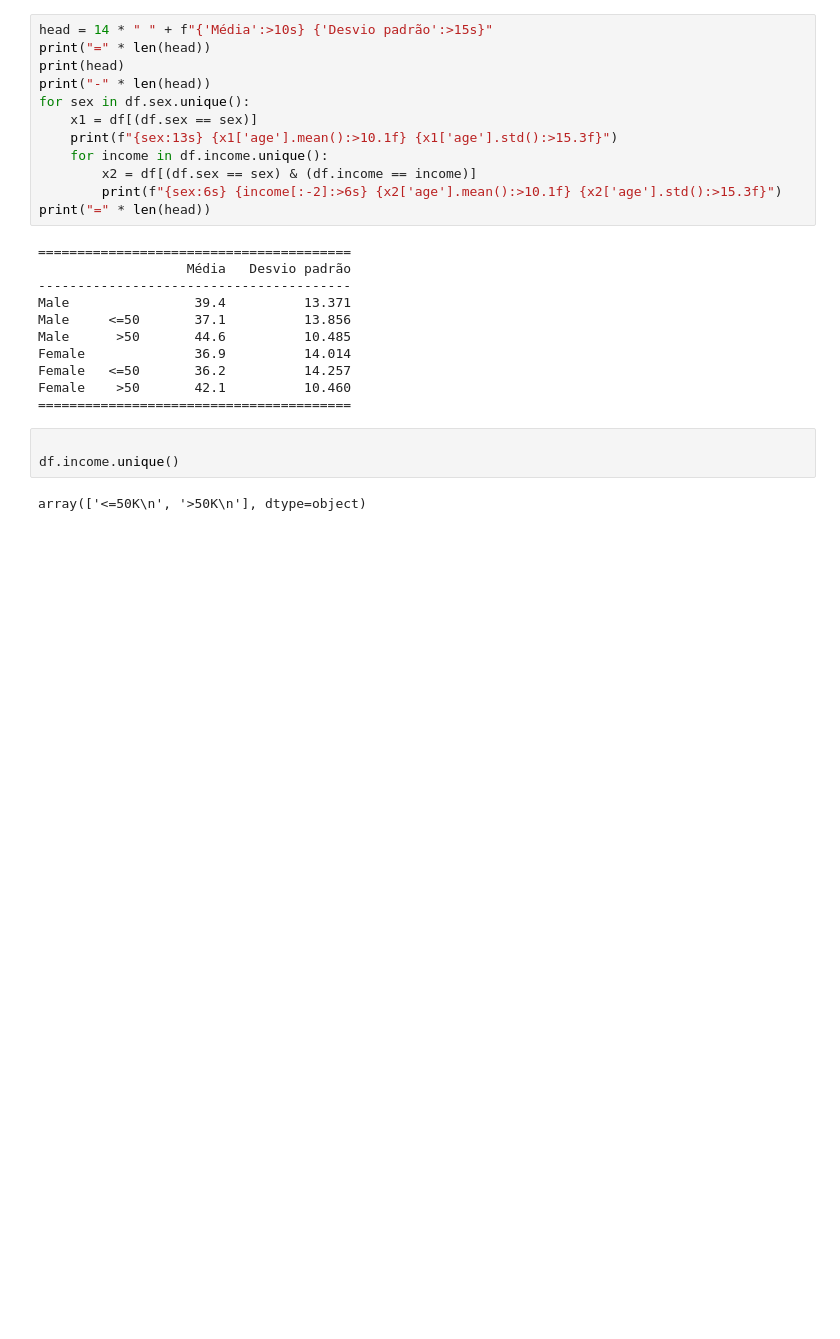
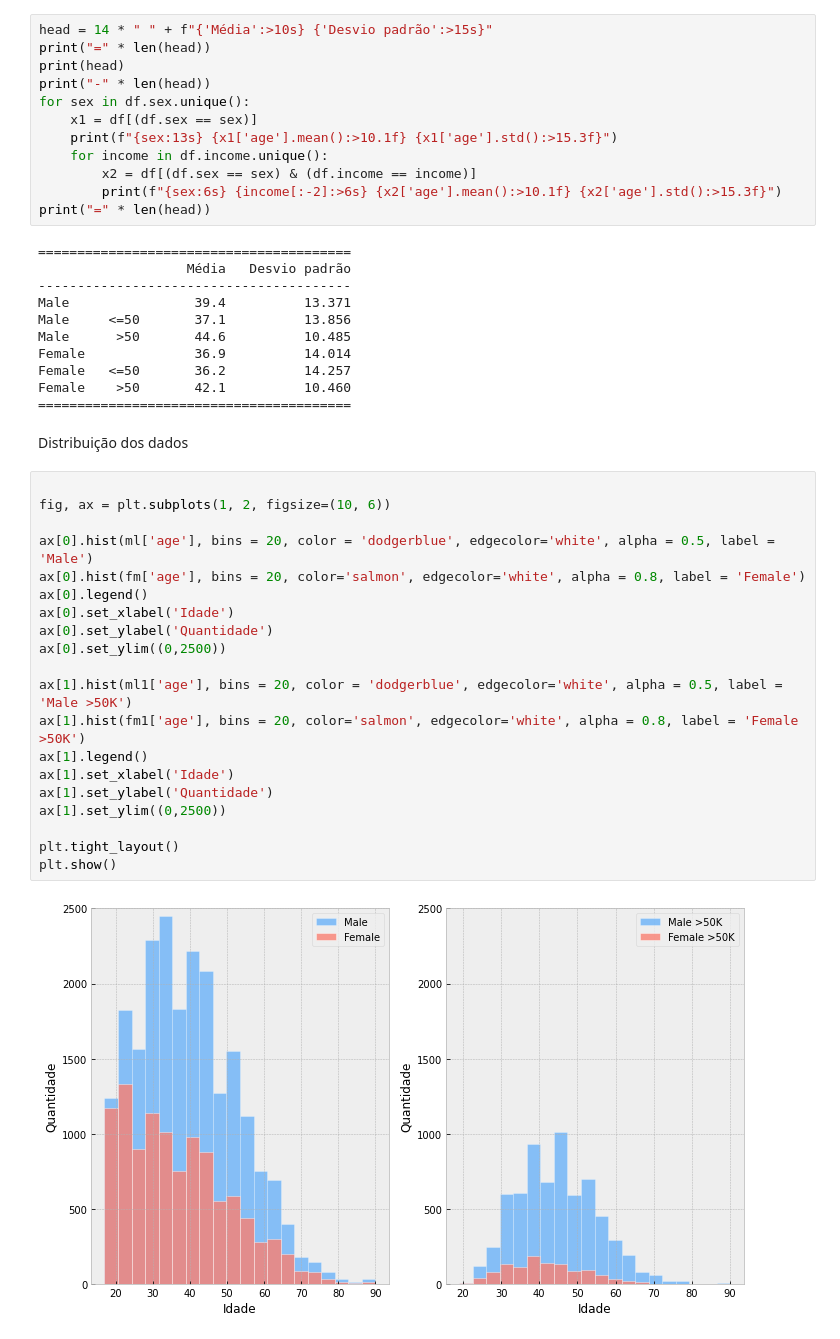
Before and after one commit to igoandrade/data-science-tutoriais, a Jupyter notebook: intro_data_science/chap_03/chap_03.ipynb, the cells around one changed output. Drawn from its saved outputs; the diff is of its cells as text; blank space fills up the shorter version.

```diff
--- a/intro_data_science/chap_03/chap_03.ipynb
+++ b/intro_data_science/chap_03/chap_03.ipynb
@@ -152,8 +153,27 @@ Female              36.9          14.014
 Female   <=50       36.2          14.257
 Female    >50       42.1          10.460
 ========================================
-# %%
-
-df.income.unique()
-# %% [output]
-array(['<=50K\n', '>50K\n'], dtype=object)
+# %% [markdown]
+Distribuição dos dados
+# %%
+
+fig, ax = plt.subplots(1, 2, figsize=(10, 6))
+
+ax[0].hist(ml['age'], bins = 20, color = 'dodgerblue', edgecolor='white', alpha = 0.5, label = 'Male')
+ax[0].hist(fm['age'], bins = 20, color='salmon', edgecolor='white', alpha = 0.8, label = 'Female')
+ax[0].legend()
+ax[0].set_xlabel('Idade')
+ax[0].set_ylabel('Quantidade')
+ax[0].set_ylim((0,2500))
+
+ax[1].hist(ml1['age'], bins = 20, color = 'dodgerblue', edgecolor='white', alpha = 0.5, label = 'Male >50K')
+ax[1].hist(fm1['age'], bins = 20, color='salmon', edgecolor='white', alpha = 0.8, label = 'Female >50K')
+ax[1].legend()
+ax[1].set_xlabel('Idade')
+ax[1].set_ylabel('Quantidade')
+ax[1].set_ylim((0,2500))
+
+plt.tight_layout()
+plt.show()
+# %% [output]
+[figure, added]
```
Also changed, not shown: parts of 11 cells of this notebook.
